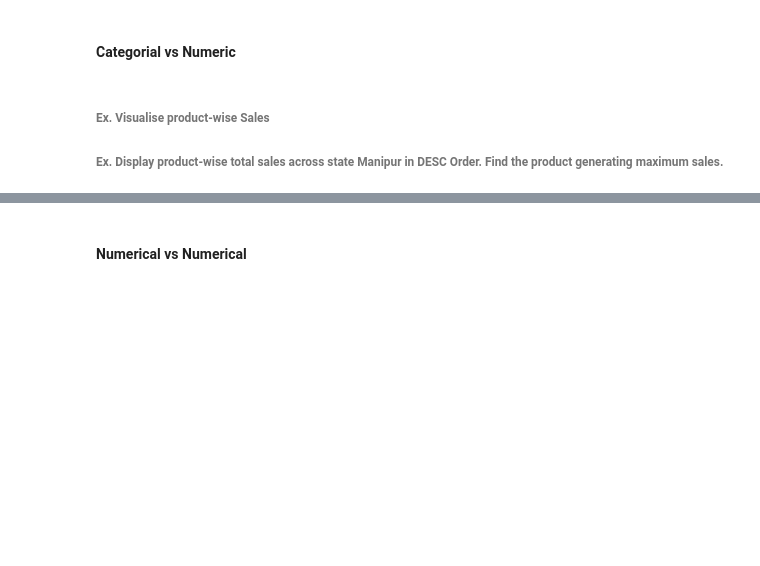
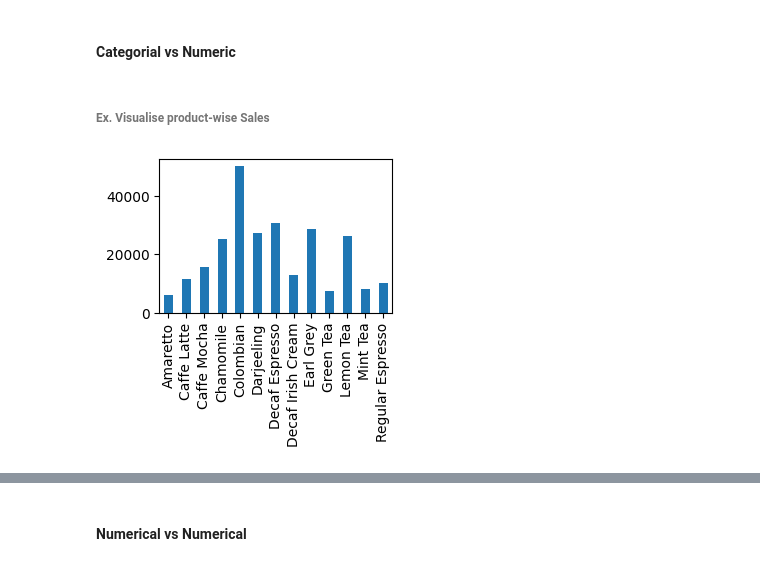
Before and after one commit to knowledge-corner/Optum-Global-August-2024, a Jupyter notebook: Visual Data Analytics- Day 2.ipynb, the cells around one changed output, grey strips where cells are left out. Drawn from its saved outputs; the diff is of its cells as text; code cells hidden in the pictures; blank space fills up the shorter version.

```diff
--- a/Visual Data Analytics- Day 2.ipynb
+++ b/Visual Data Analytics- Day 2.ipynb
@@ -435,6 +421,11 @@ Bivariate analysis is a statistical method used to analyze the relationship betw
 - Box plots or bar charts with groupings display the distribution of a numerical variable across different categories of a categorical variable.
 # %% [markdown]
 #### Categorial vs Numeric
-# %% [markdown]
-###### Ex. Visualise product-wise Sales
-###### Ex. Display product-wise total sales across state Manipur in DESC Order. Find the product generating maximum sales.
+# %% [markdown]
+###### Ex. Visualise product-wise Sales
+# %%
+data = df.groupby("Product")["Profit"].sum()
+_ = data.plot(kind = "bar")
+_ = plt.xlabel("", fontsize = 10)
+# %% [output]
+[figure, added]
```
Also changed, not shown: parts of 53 cells of this notebook.
